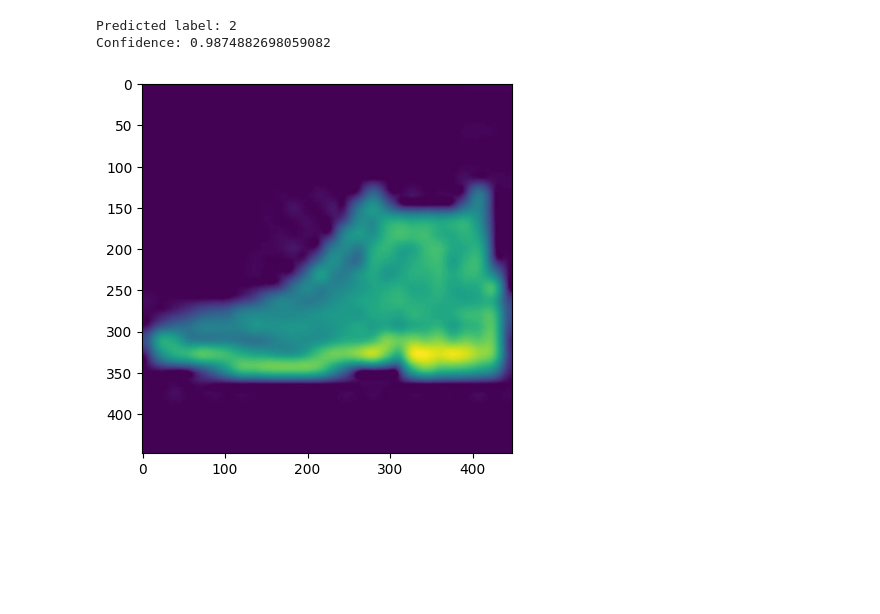
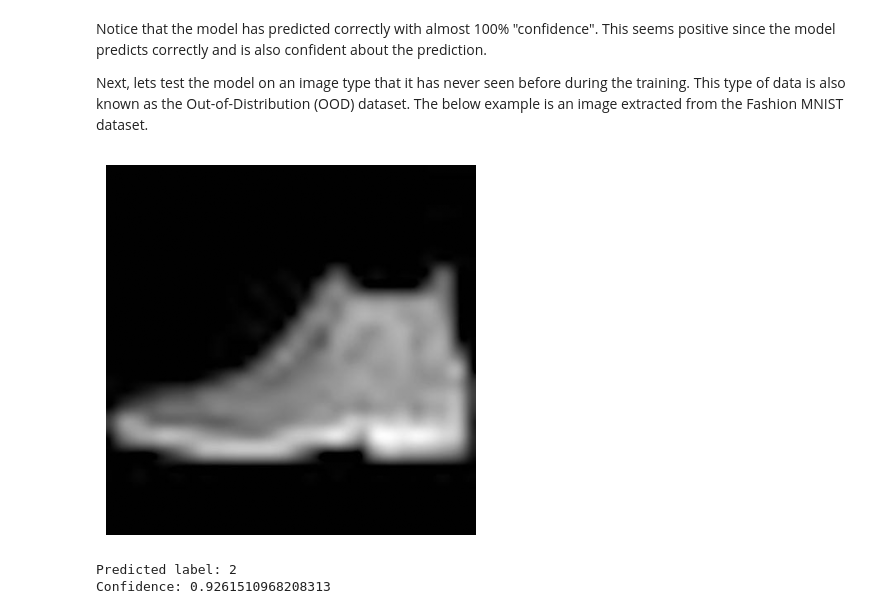
Before and after one commit to ELLIS-Jena-Summer-School/uncertainty, a Jupyter notebook: 1-mnist-uncertainty.ipynb, the cells around one changed output. Drawn from its saved outputs; the diff is of its cells as text; code cells hidden in the pictures; blank space fills up the shorter version.

```diff
--- a/1-mnist-uncertainty.ipynb
+++ b/1-mnist-uncertainty.ipynb
@@ -92,15 +128,21 @@ Confidence: 1.0
+# %% [markdown]
+Notice that the model has predicted correctly with almost 100% "confidence". This seems positive since the model predicts correctly and is also confident about the prediction.
+
+Next, lets test the model on an image type that it has never seen before during the training. This type of data is also known as the Out-of-Distribution (OOD) dataset. The below example is an image extracted from the Fashion MNIST dataset.
 # %%
 # Perform inference on an image
-img = Image.open('shoe.png').convert('L')
-plt.imshow(img)
+img = Image.open('data/shoe.png').convert('L')
+plt.imshow(img, cmap='gray')
+plt.axis('off')
+plt.show()
 img_transform = transforms.Compose([transforms.Resize((28,28)), transforms.ToTensor()])
 img_tensor = img_transform(img).unsqueeze(0).to(device)
 output = classifier(img_tensor)
 probs = torch.softmax(output, dim=1)
 predicted_label = torch.argmax(probs, dim=1).item()
 print(f"Predicted label: {predicted_label}")
 print(f"Confidence: {torch.max(probs).item()}")
 # %% [output]
+[figure, new version]
 Predicted label: 2
-Confidence: 0.9874882698059082
+Confidence: 0.9261510968208313
-[figure, old version]
```
Also changed, not shown: parts of 45 cells of this notebook, 15 other files.
